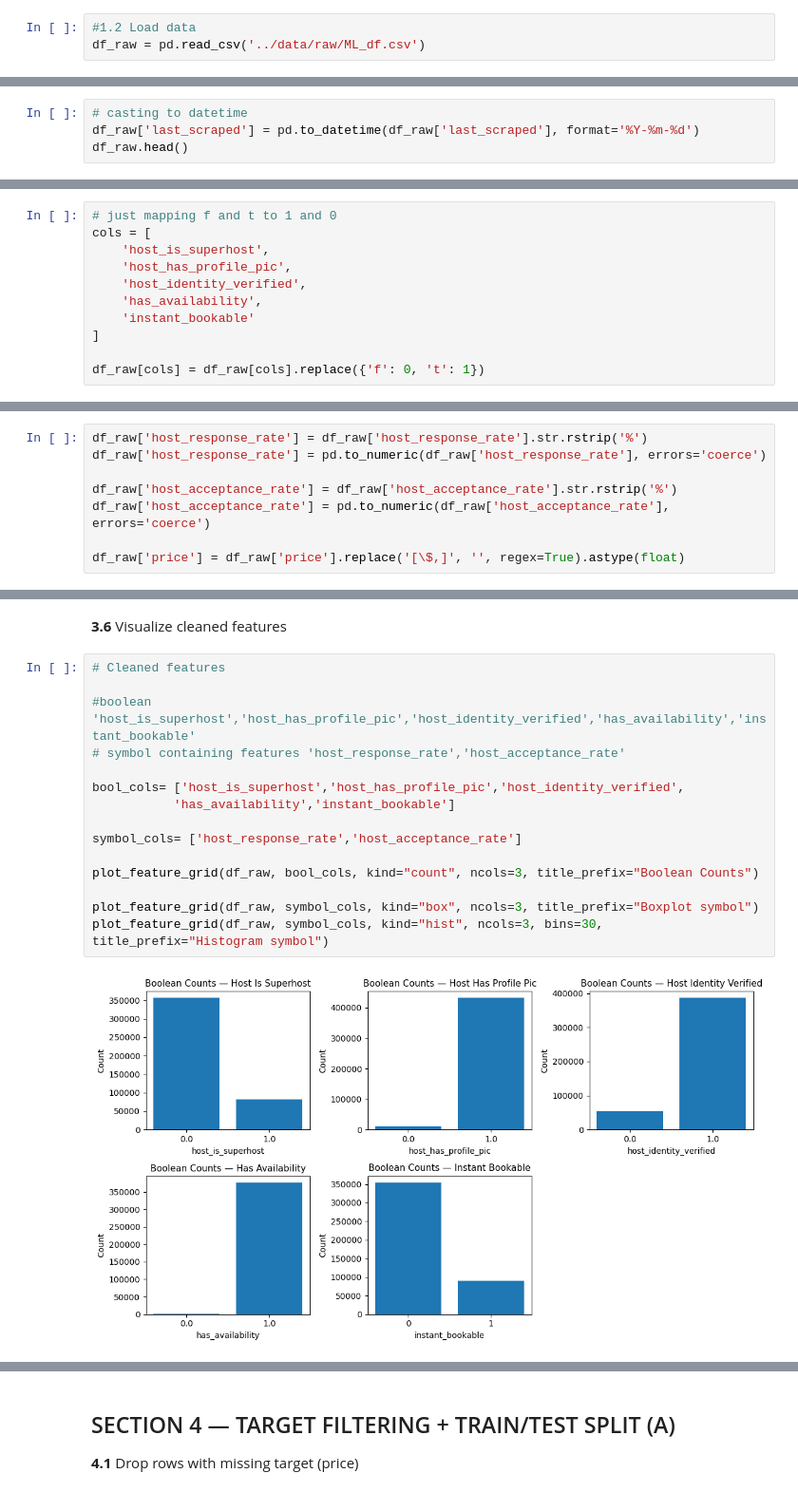
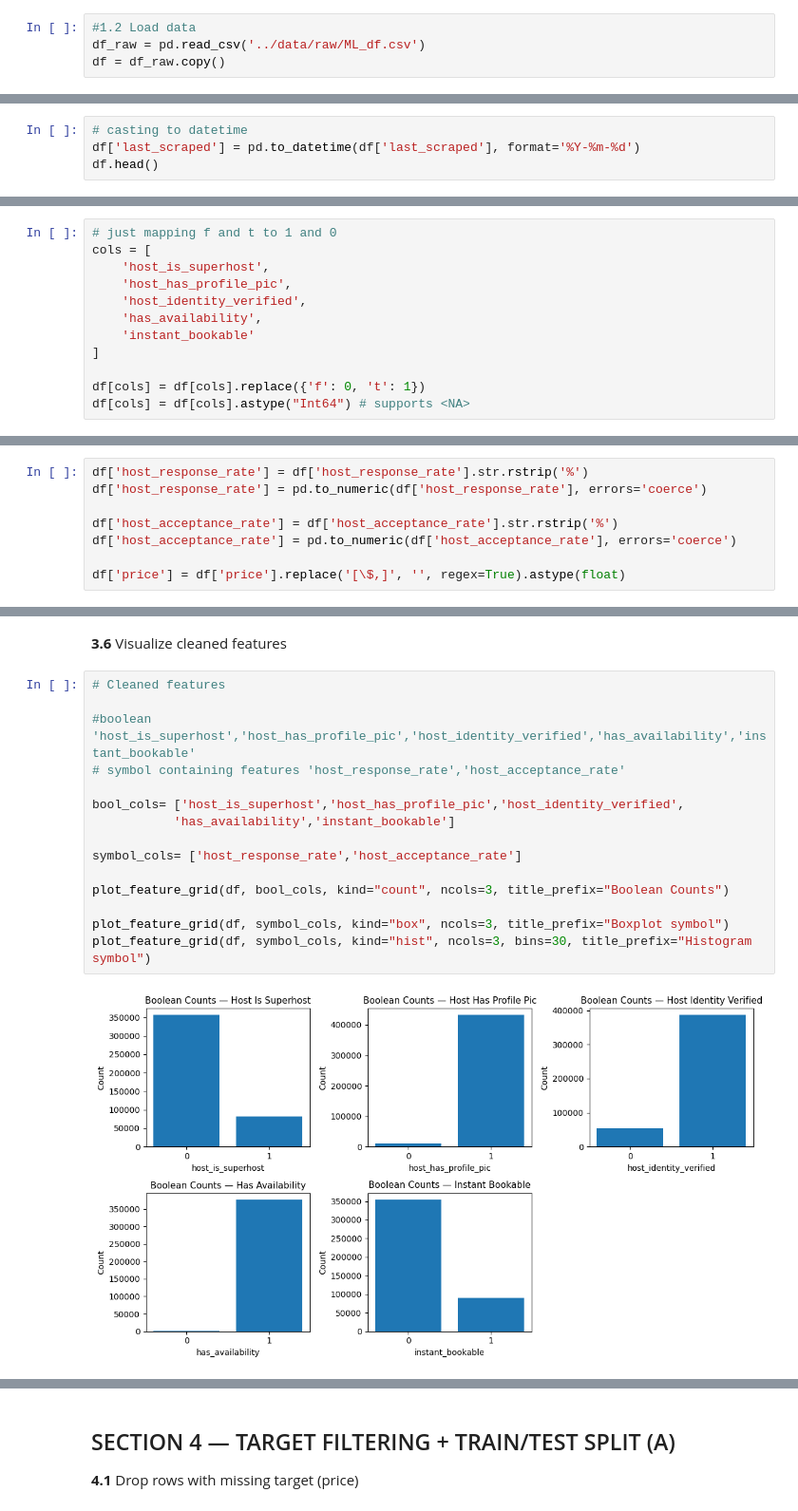
Before and after one commit to aminahrr/AirBnB-ML-project, a Jupyter notebook: notebooks/01_data_preprocessing.ipynb, the cells around one changed output, grey strips where cells are left out. Shown at 95% size. Saved outputs shown, nothing was run; the diff lists cells and outputs as text.

```diff
--- a/notebooks/01_data_preprocessing.ipynb
+++ b/notebooks/01_data_preprocessing.ipynb
@@ -337,6 +337,7 @@ from scipy import stats
 # %%
 #1.2 Load data
 df_raw = pd.read_csv('../data/raw/ML_df.csv')
+df = df_raw.copy()
 # %%
 #1.3 Basic sanity checks
 
@@ -653,8 +654,8 @@ df_non_numeric.head()
 **3.2** Convert `last_scraped` to datetime
 # %%
 # casting to datetime
-df_raw['last_scraped'] = pd.to_datetime(df_raw['last_scraped'], format='%Y-%m-%d')
-df_raw.head()
+df['last_scraped'] = pd.to_datetime(df['last_scraped'], format='%Y-%m-%d')
+df.head()
 # %% [output]
 |  | id | last_scraped | host_id | host_response_time | host_response_rate | host_acceptance_rate | ... |
 | 0 | 39572 | 2025-01-03 | 169927 | within a day | 100% | NaN | ... |
@@ -675,15 +676,16 @@ cols = [
     'instant_bookable'
 ]
 
-df_raw[cols] = df_raw[cols].replace({'f': 0, 't': 1})
+df[cols] = df[cols].replace({'f': 0, 't': 1})
+df[cols] = df[cols].astype("Int64") # supports <NA>
 # %% [markdown]
 **3.4** Stripping of '%' and '$' and then casting as numeric types
 # %%
-df_raw['host_response_rate'] = df_raw['host_response_rate'].str.rstrip('%')
-df_raw['host_response_rate'] = pd.to_numeric(df_raw['host_response_rate'], errors='coerce')
+df['host_response_rate'] = df['host_response_rate'].str.rstrip('%')
+df['host_response_rate'] = pd.to_numeric(df['host_response_rate'], errors='coerce')
 
-df_raw['host_acceptance_rate'] = df_raw['host_acceptance_rate'].str.rstrip('%')
-df_raw['host_acceptance_rate'] = pd.to_numeric(df_raw['host_acceptance_rate'], errors='coerce')
+df['host_acceptance_rate'] = df['host_acceptance_rate'].str.rstrip('%')
+df['host_acceptance_rate'] = pd.to_numeric(df['host_acceptance_rate'], errors='coerce')
 
-df_raw['price'] = df_raw['price'].replace('[\$,]', '', regex=True).astype(float)
+df['price'] = df['price'].replace('[\$,]', '', regex=True).astype(float)
 # %%
@@ -733,20 +735,20 @@ sns.histplot(x=df_raw['price'])
 # %%
 # Cleaned features
 
 #boolean 'host_is_superhost','host_has_profile_pic','host_identity_verified','has_availability','instant_bookable'
 # symbol containing features 'host_response_rate','host_acceptance_rate'
 
 bool_cols= ['host_is_superhost','host_has_profile_pic','host_identity_verified',
            'has_availability','instant_bookable']
 
 symbol_cols= ['host_response_rate','host_acceptance_rate']
 
-plot_feature_grid(df_raw, bool_cols, kind="count", ncols=3, title_prefix="Boolean Counts")
+plot_feature_grid(df, bool_cols, kind="count", ncols=3, title_prefix="Boolean Counts")
 
-plot_feature_grid(df_raw, symbol_cols, kind="box", ncols=3, title_prefix="Boxplot symbol")
-plot_feature_grid(df_raw, symbol_cols, kind="hist", ncols=3, bins=30, title_prefix="Histogram symbol")
+plot_feature_grid(df, symbol_cols, kind="box", ncols=3, title_prefix="Boxplot symbol")
+plot_feature_grid(df, symbol_cols, kind="hist", ncols=3, bins=30, title_prefix="Histogram symbol")
 # %% [output]
-[figure, old version]
+[figure, new version]
 [figure]
 [figure]
 # %% [markdown]
```
Also changed, not shown: parts of 24 cells of this notebook.
